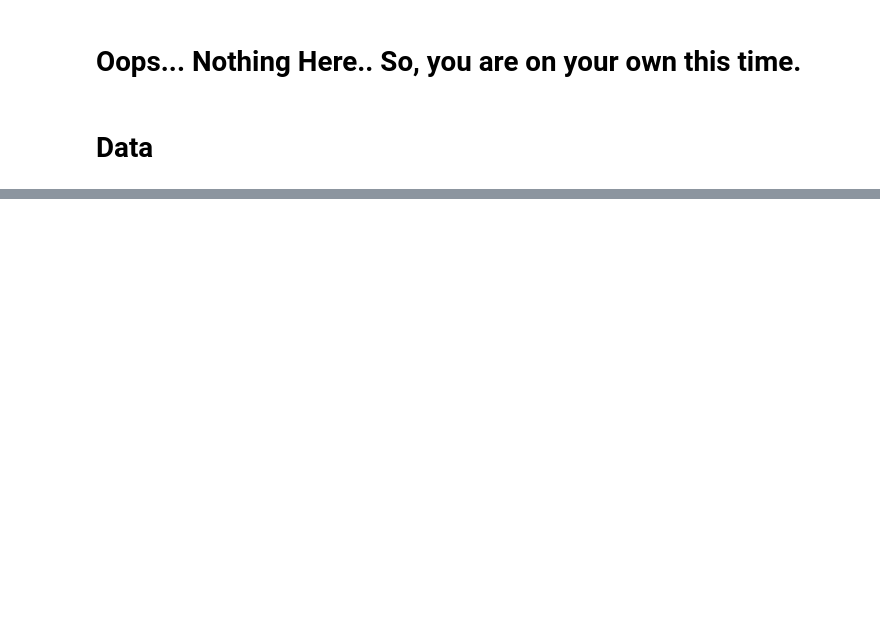
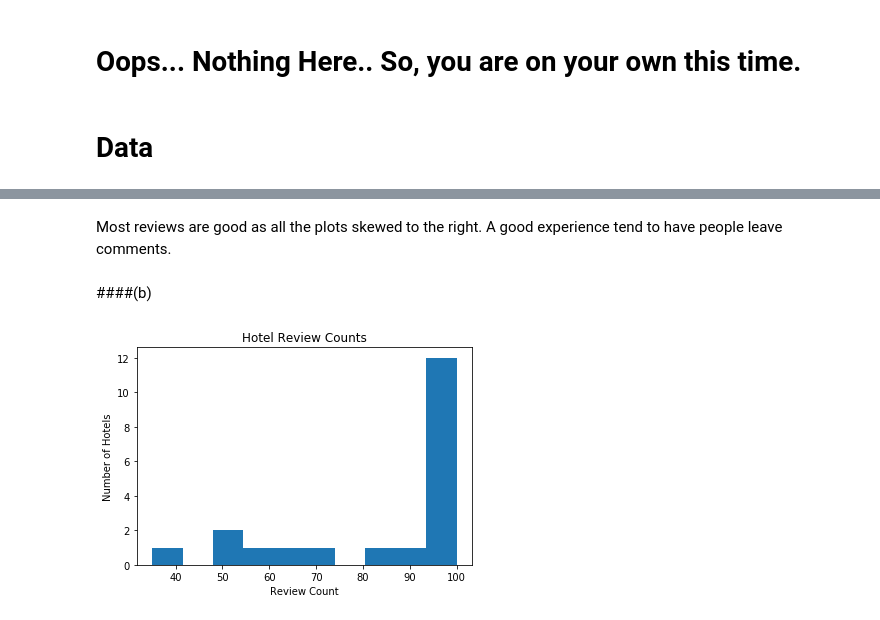
Before and after one commit to wuwenjia24/-Hotel-Review-Sentiment-Analysis, a Jupyter notebook: ds_assignment.ipynb, the cells around one changed output, grey strips where cells are left out. Saved outputs shown, nothing was run; the diff lists cells and outputs as text; code cells hidden in the pictures; blank space fills up the shorter version.

```diff
--- a/ds_assignment.ipynb
+++ b/ds_assignment.ipynb
@@ -28,0 +111,2 @@ submission()
+# %%
+hotelDf = hotelDf.reset_index(drop=True)
@@ -28,0 +142,21 @@ submission()
+# %%
+# Use vader to evaluated sentiment of reviews
+def evalSentences(sentences, to_df=False, columns=[]):
+    #Instantiate an instance to access SentimentIntensityAnalyzer class
+    sid = SentimentIntensityAnalyzer()
+    pdlist = []
+    if to_df:
+        for sentence in tqdm(sentences):
+            ss = sid.polarity_scores(sentence)
+            pdlist.append([sentence]+[ss['compound']])
+        reviewDf = pd.DataFrame(pdlist)
+        reviewDf.columns = columns
+        return reviewDf
+
+    else:
+        for sentence in tqdm(sentences):
+            print(sentence)
+            ss = sid.polarity_scores(sentence)
+            for k in sorted(ss):
+                print('{0}: {1}, '.format(k, ss[k]), end='')
+            print()
@@ -28,0 +763,12 @@ submission()
+# %% [markdown]
+Most reviews are good as all the plots skewed to the right. A good experience tend to have people leave comments.
+# %% [markdown]
+####(b)
+# %%
+plt.hist(hotelDf.hotelName.value_counts())
+plt.title('Hotel Review Counts')
+plt.xlabel("Review Count")
+plt.ylabel("Number of Hotels")
+fig = plt.gcf()
+# %% [output]
+[figure, added]
```
Also changed, not shown: parts of 106 cells of this notebook, 1 other file.
